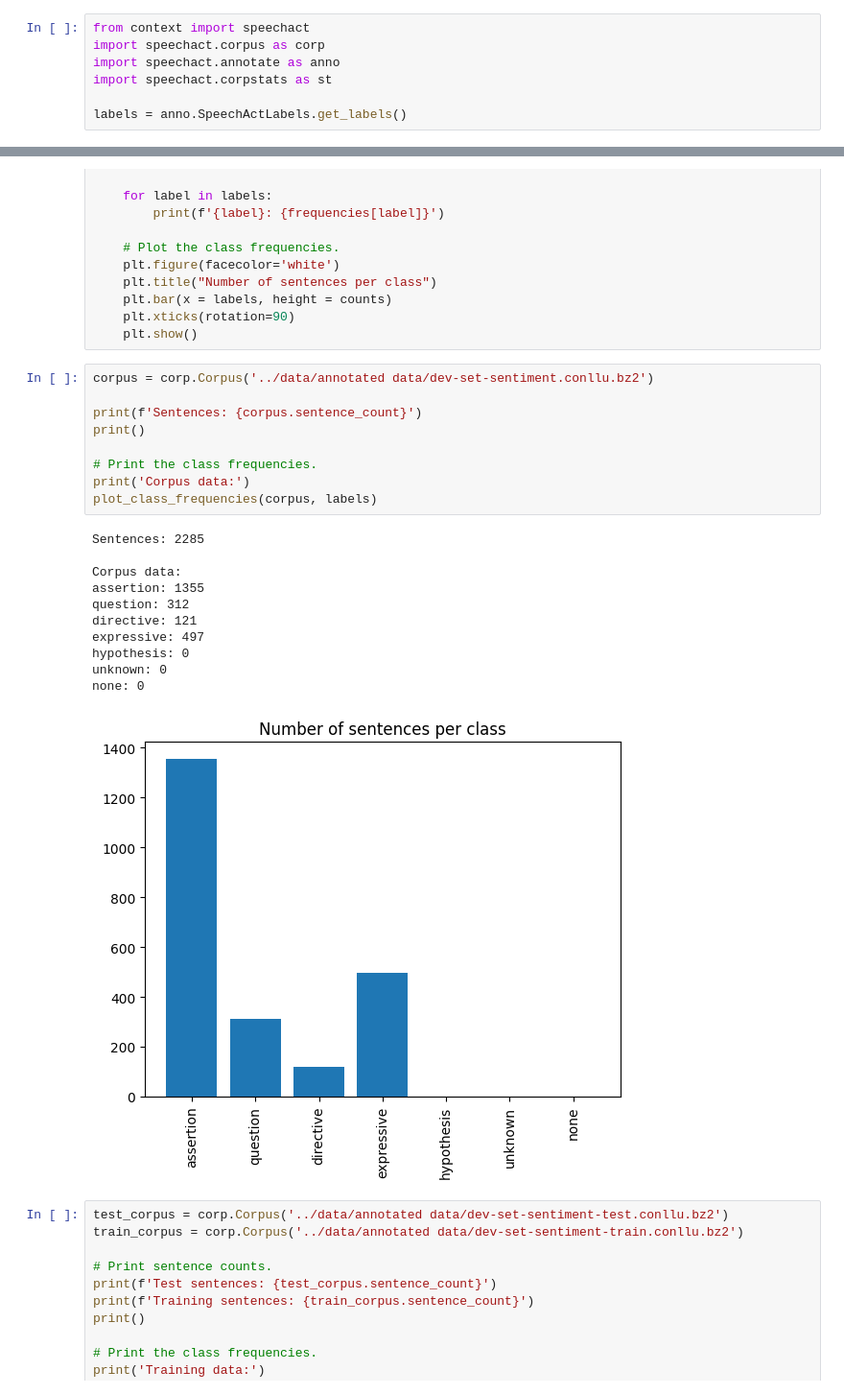
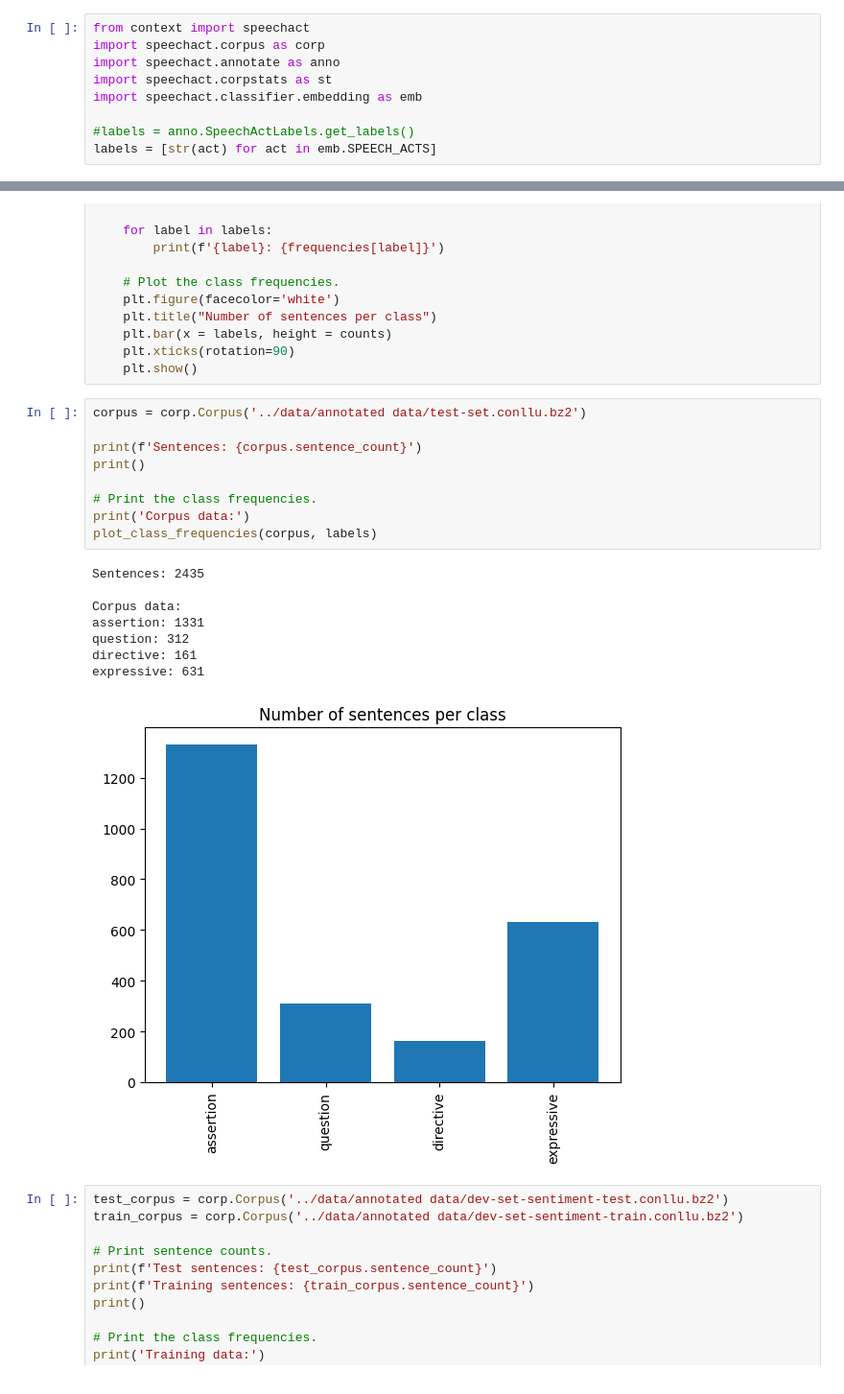
Before and after one commit to Daniel-B-Tufvesson/speech-act-classifier, a Jupyter notebook: notebooks/data_visualization.ipynb, the cells around one changed output, grey strips where cells are left out. Shown at 96% size. Cells and saved outputs as stored; diff of their text form.

Commit message:
Visualize test set.

```diff
--- a/notebooks/data_visualization.ipynb
+++ b/notebooks/data_visualization.ipynb
@@ -3,8 +3,10 @@ from context import speechact
 import speechact.corpus as corp
 import speechact.annotate as anno
 import speechact.corpstats as st
+import speechact.classifier.embedding as emb
 
-labels = anno.SpeechActLabels.get_labels()
+#labels = anno.SpeechActLabels.get_labels()
+labels = [str(act) for act in emb.SPEECH_ACTS]
 # %%
 import matplotlib.pyplot as plt
 
@@ -22,26 +24,23 @@ def plot_class_frequencies(corpus: corp.Corpus, labels: list[str]):
     plt.xticks(rotation=90)
     plt.show()
 # %%
-corpus = corp.Corpus('../data/annotated data/dev-set-sentiment.conllu.bz2')
+corpus = corp.Corpus('../data/annotated data/test-set.conllu.bz2')
 
 print(f'Sentences: {corpus.sentence_count}')
 print()
 
 # Print the class frequencies.
 print('Corpus data:')
 plot_class_frequencies(corpus, labels)
 # %% [output]
-Sentences: 2285
+Sentences: 2435
 
 Corpus data:
-assertion: 1355
+assertion: 1331
 question: 312
-directive: 121
-expressive: 497
-hypothesis: 0
-unknown: 0
-none: 0
+directive: 161
+expressive: 631
-[figure, old version]
+[figure, new version]
 # %%
 test_corpus = corp.Corpus('../data/annotated data/dev-set-sentiment-test.conllu.bz2')
 train_corpus = corp.Corpus('../data/annotated data/dev-set-sentiment-train.conllu.bz2')
```
